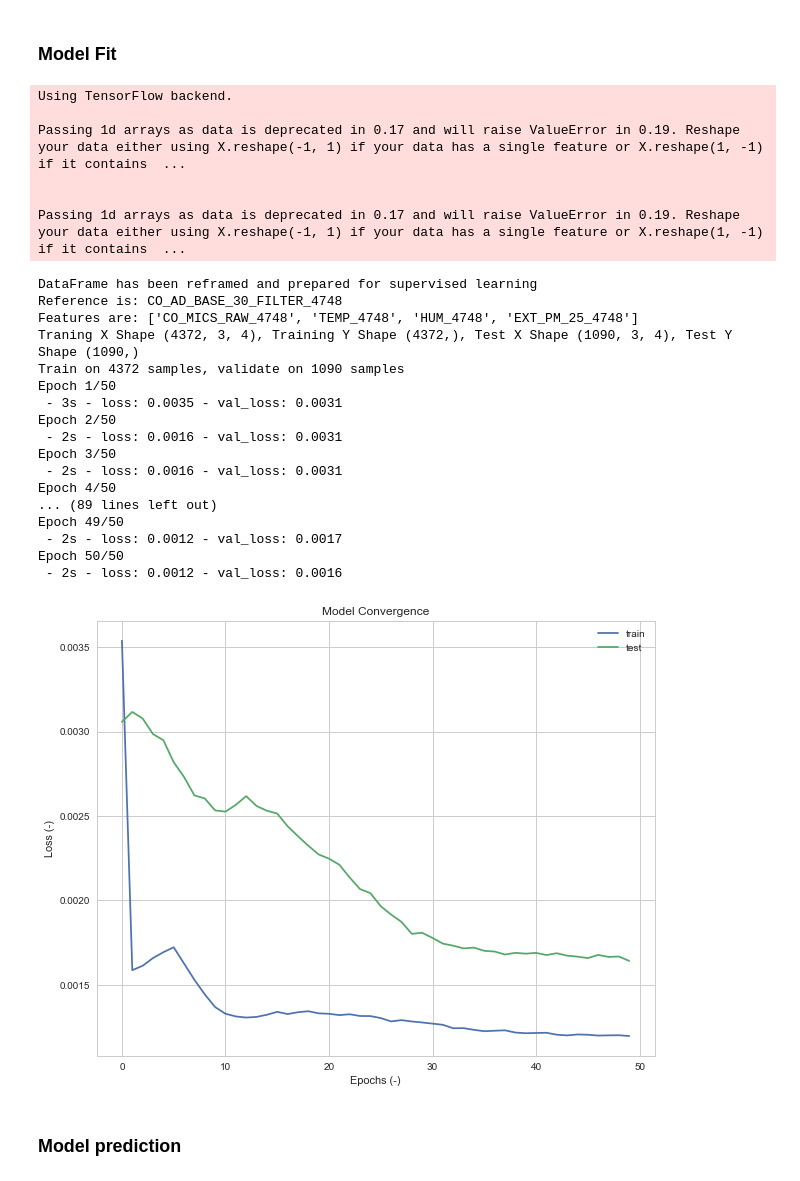
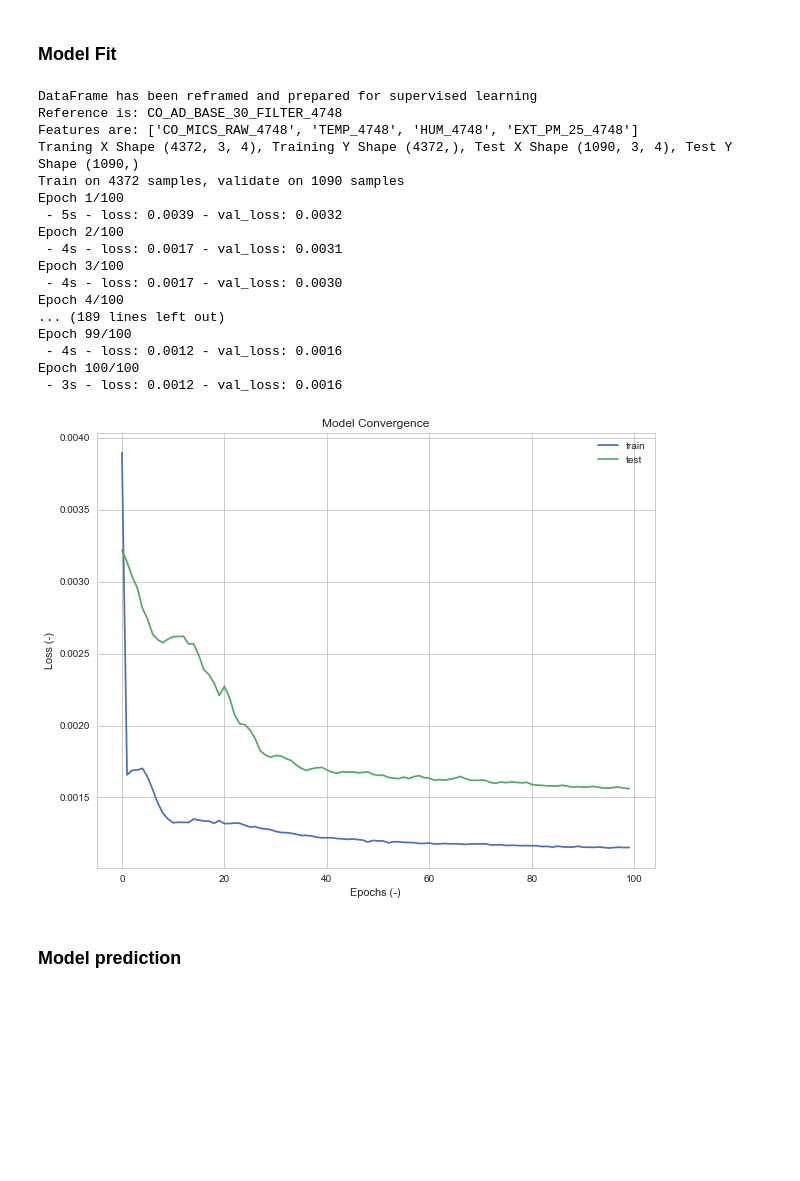
Before and after one commit to fablabbcn/smartcitizen-data, a Jupyter notebook: notebooks/Data-Analysis.ipynb, the cells around one changed output. Drawn from its saved outputs; the diff is of its cells as text; code cells hidden in the pictures; blank space fills up the shorter version.

```diff
--- a/notebooks/Data-Analysis.ipynb
+++ b/notebooks/Data-Analysis.ipynb
@@ -1953,65 +1951,59 @@ tuple_features = (['REF', 'CO_AD_BASE_30_FILTER'],
                  ['C', 'HUM'],
                  ['D', 'EXT_PM_25'])
 
-model_name_ML = 'LSTM CO - epochs = 50 - filter_alpha = 0.3 -  traintest = 0.8 - 3 lags'
+model_name_ML = 'LSTM CO - epochs = 100 - filter_alpha = 0.3 -  traintest = 0.8 - 3 lags'
 device_name = '4748'
 
 ratio_train = 4./5 # Important that this is a float, don't forget the .
 alpha_filter = 0.3 # 1 means no filtering
 
 # Number of lags for the model
 n_lags = 3
 
 ## Prep Dataframe
 dataframeModel = readings[test_model]['devices'][name_combined_data]['data']
 
 min_date = '2018-08-01 00:00:00'
 max_date = '2018-09-20 00:00:00'
 dataframeModel = dataframeModel[dataframeModel.index > min_date]
 dataframeModel = dataframeModel[dataframeModel.index < max_date]
 
 dataframeModel = dataframeModel.groupby(pd.Grouper(freq='10Min')).aggregate(np.mean)
 
 list_features = list()
 for item in tuple_features:
     if item[0] == 'REF':
         list_features.insert(0,item[1] + '_' + device_name)
         reference_name = item[1] + '_' + device_name
     else:
         list_features.append(item[1] + '_' + device_name)
 
 index, train_X, train_y, test_X, test_y, scalerX, scalery, n_train_periods = prep_dataframe_ML(dataframeModel, min_date, max_date, list_features, n_lags, ratio_train, alpha_filter, reference_name)
 # Model Fit
 model = fit_model_ML(train_X, train_y,
                       test_X, test_y,
-                      epochs = 50, batch_size = 72,
+                      epochs = 100, batch_size = 72,
                       verbose = 2, plotResult = True,
                       loss = 'mse', optimizer = 'adam')
 # %% [output]
-Using TensorFlow backend.
-
-Passing 1d arrays as data is deprecated in 0.17 and will raise ValueError in 0.19. Reshape your data either using X.reshape(-1, 1) if your data has a single feature or X.reshape(1, -1) if it contains  ...
-
-
-Passing 1d arrays as data is deprecated in 0.17 and will raise ValueError in 0.19. Reshape your data either using X.reshape(-1, 1) if your data has a single feature or X.reshape(1, -1) if it contains  ...
+DataFrame has been reframed and prepared for supervised learning
+Reference is: CO_AD_BASE_30_FILTER_4748
+Features are: ['CO_MICS_RAW_4748', 'TEMP_4748', 'HUM_4748', 'EXT_PM_25_4748']
+Traning X Shape (4372, 3, 4), Training Y Shape (4372,), Test X Shape (1090, 3, 4), Test Y Shape (1090,)
+Train on 4372 samples, validate on 1090 samples
+Epoch 1/100
+ - 5s - loss: 0.0039 - val_loss: 0.0032
+Epoch 2/100
+ - 4s - loss: 0.0017 - val_loss: 0.0031
+Epoch 3/100
+ - 4s - loss: 0.0017 - val_loss: 0.0030
+Epoch 4/100
+... (189 lines left out)
+Epoch 99/100
+ - 4s - loss: 0.0012 - val_loss: 0.0016
+Epoch 100/100
+ - 3s - loss: 0.0012 - val_loss: 0.0016
-DataFrame has been reframed and prepared for supervised learning
-Reference is: CO_AD_BASE_30_FILTER_4748
-Features are: ['CO_MICS_RAW_4748', 'TEMP_4748', 'HUM_4748', 'EXT_PM_25_4748']
-Traning X Shape (4372, 3, 4), Training Y Shape (4372,), Test X Shape (1090, 3, 4), Test Y Shape (1090,)
-Train on 4372 samples, validate on 1090 samples
-Epoch 1/50
- - 3s - loss: 0.0035 - val_loss: 0.0031
-Epoch 2/50
- - 2s - loss: 0.0016 - val_loss: 0.0031
-Epoch 3/50
- - 2s - loss: 0.0016 - val_loss: 0.0031
-Epoch 4/50
-... (89 lines left out)
-Epoch 49/50
- - 2s - loss: 0.0012 - val_loss: 0.0017
-Epoch 50/50
- - 2s - loss: 0.0012 - val_loss: 0.0016
-[figure, old version]
+[figure, new version]
 # %% [markdown]
 ### Model prediction
 # %%
```
Also changed, not shown: parts of 5 cells of this notebook.
